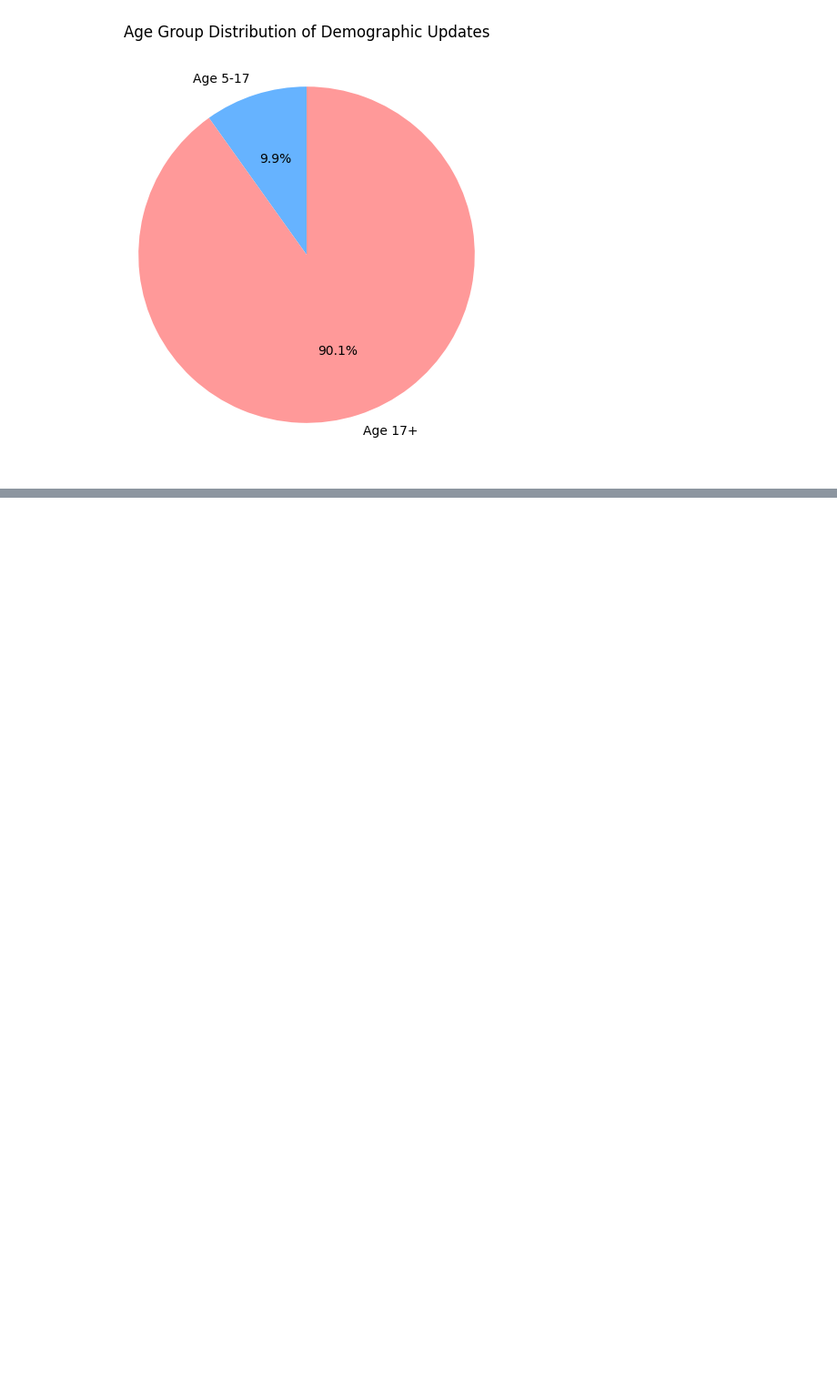
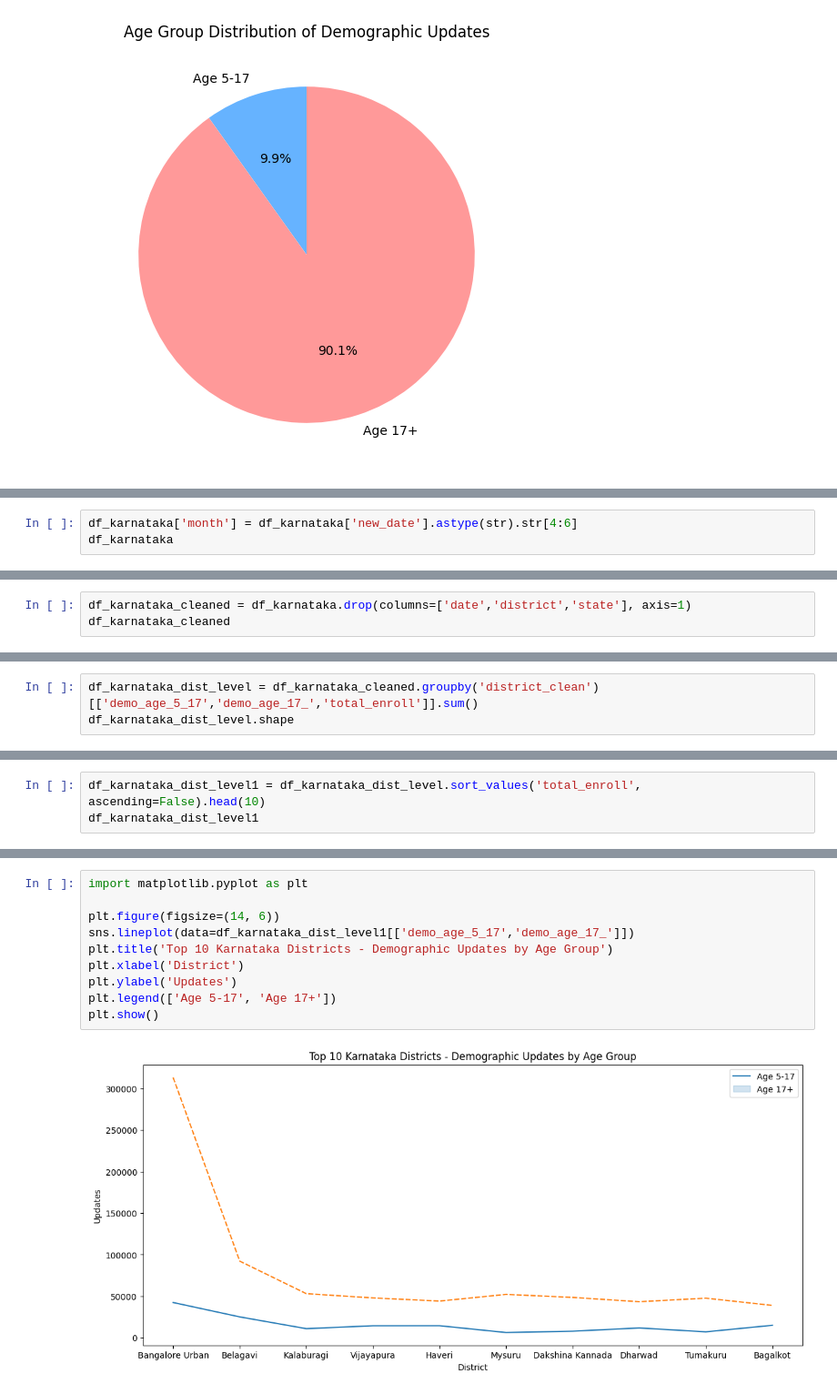
Before and after one commit to ashwin8332/UIDAI, a Jupyter notebook: api_data_aadhar_demographic/Demography.ipynb, the cells around one changed output, grey strips where cells are left out. Shown at 91% size. Cells and saved outputs as stored; diff of their text form; blank space fills up the shorter version.

```diff
--- a/api_data_aadhar_demographic/Demography.ipynb
+++ b/api_data_aadhar_demographic/Demography.ipynb
@@ -1110,0 +1438,3 @@ plt.show()
+# %%
+df_karnataka['month'] = df_karnataka['new_date'].astype(str).str[4:6]
+df_karnataka
@@ -1110,0 +1460,3 @@ plt.show()
+# %%
+df_karnataka_cleaned = df_karnataka.drop(columns=['date','district','state'], axis=1)
+df_karnataka_cleaned
@@ -1110,0 +1477,3 @@ plt.show()
+# %%
+df_karnataka_dist_level = df_karnataka_cleaned.groupby('district_clean')[['demo_age_5_17','demo_age_17_','total_enroll']].sum()
+df_karnataka_dist_level.shape
@@ -1110,0 +1503,3 @@ plt.show()
+# %%
+df_karnataka_dist_level1 = df_karnataka_dist_level.sort_values('total_enroll', ascending=False).head(10)
+df_karnataka_dist_level1
@@ -1110,0 +1519,12 @@ plt.show()
+# %%
+import matplotlib.pyplot as plt
+
+plt.figure(figsize=(14, 6))
+sns.lineplot(data=df_karnataka_dist_level1[['demo_age_5_17','demo_age_17_']])
+plt.title('Top 10 Karnataka Districts - Demographic Updates by Age Group')
+plt.xlabel('District')
+plt.ylabel('Updates')
+plt.legend(['Age 5-17', 'Age 17+'])
+plt.show()
+# %% [output]
+[figure, added]
```
Also changed, not shown: parts of 38 cells of this notebook.
